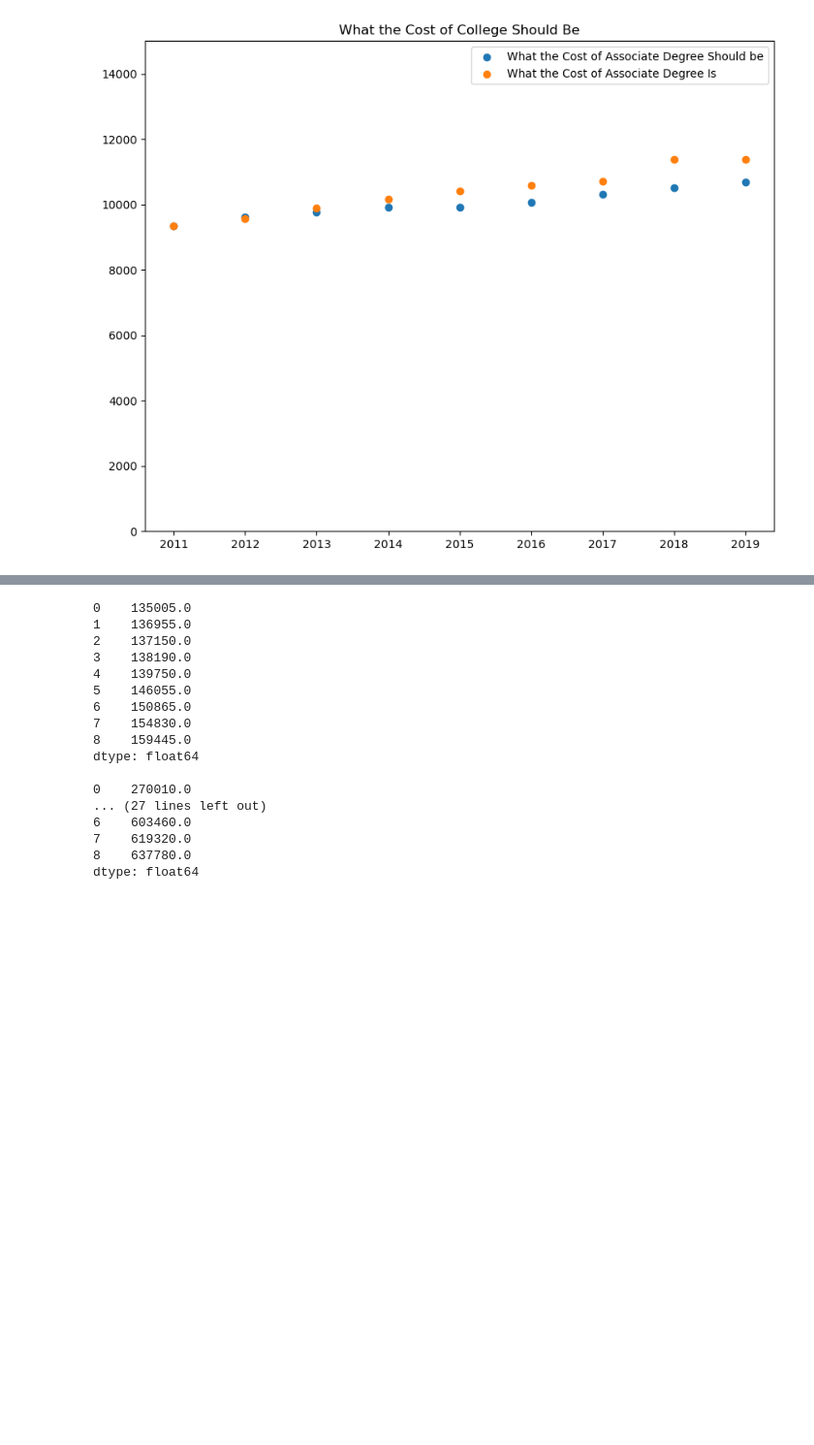
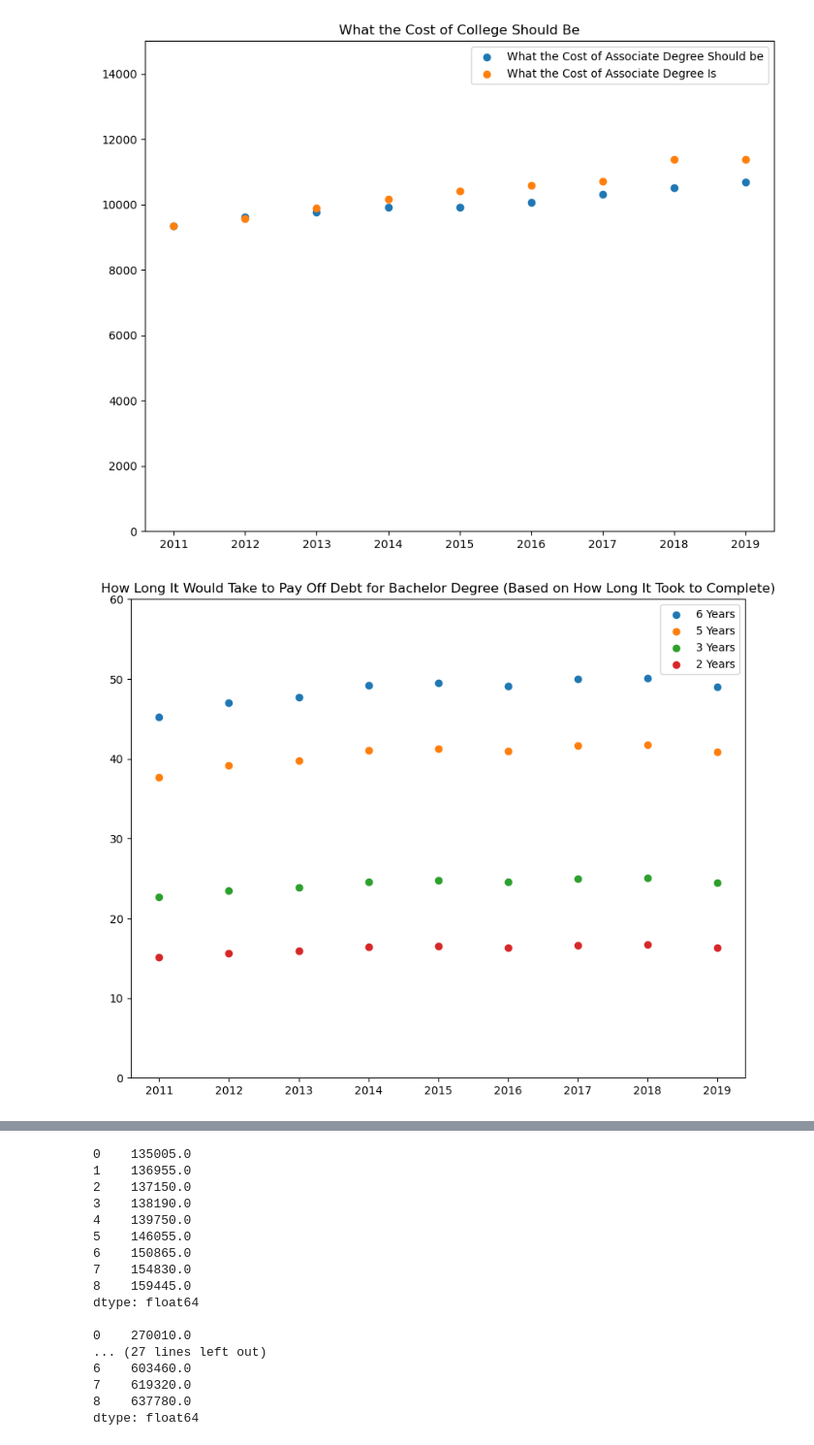
Before and after one commit to SierraAndrews01/Monetary-Value-of-College, a Jupyter notebook: Files/Monetary Value of College.ipynb, the cells around one changed output, grey strips where cells are left out. Shown at 97% size. Saved outputs shown, nothing was run; the diff lists cells and outputs as text; code cells hidden in the pictures; blank space fills up the shorter version.

```diff
--- a/Files/Monetary Value of College.ipynb
+++ b/Files/Monetary Value of College.ipynb
@@ -195,3 +207,24 @@ plt.legend()
 plt.show()
 # %% [output]
 [figure]
+# %%
+## This graph shows How Long It Would Take to Pay Off Debt for Bachelor Degree (Based on How Long It Took to Complete)
+x = 2011, 2012, 2013, 2014, 2015, 2016, 2017, 2018, 2019
+y1 = Six_Year_BA_Years_Paid_Off
+y2 = Five_Year_BA_Years_Paid_Off
+y3 = Three_Year_BA_Years_Paid_Off
+y4 = Two_Year_BA_Years_Paid_Off
+
+
+plt.rcParams.update({'figure.figsize':(10,8), 'figure.dpi':100})
+plt.scatter(x, y1, label=f'6 Years')
+plt.scatter(x, y2, label=f'5 Years')
+plt.scatter(x, y3, label=f'3 Years')
+plt.scatter(x, y4, label=f'2 Years')
+plt.ylim([0,60])
+
+plt.title('How Long It Would Take to Pay Off Debt for Bachelor Degree (Based on How Long It Took to Complete)')
+plt.legend()
+plt.show()
+# %% [output]
+[figure, added]
```
Also changed, not shown: parts of 15 cells of this notebook.
